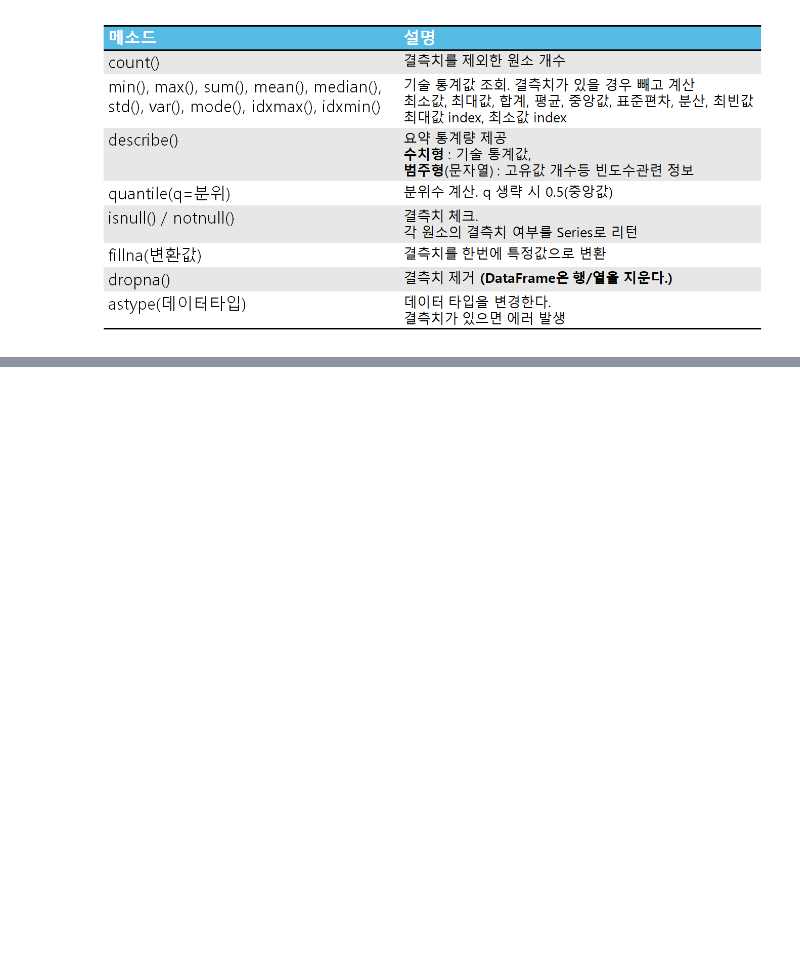
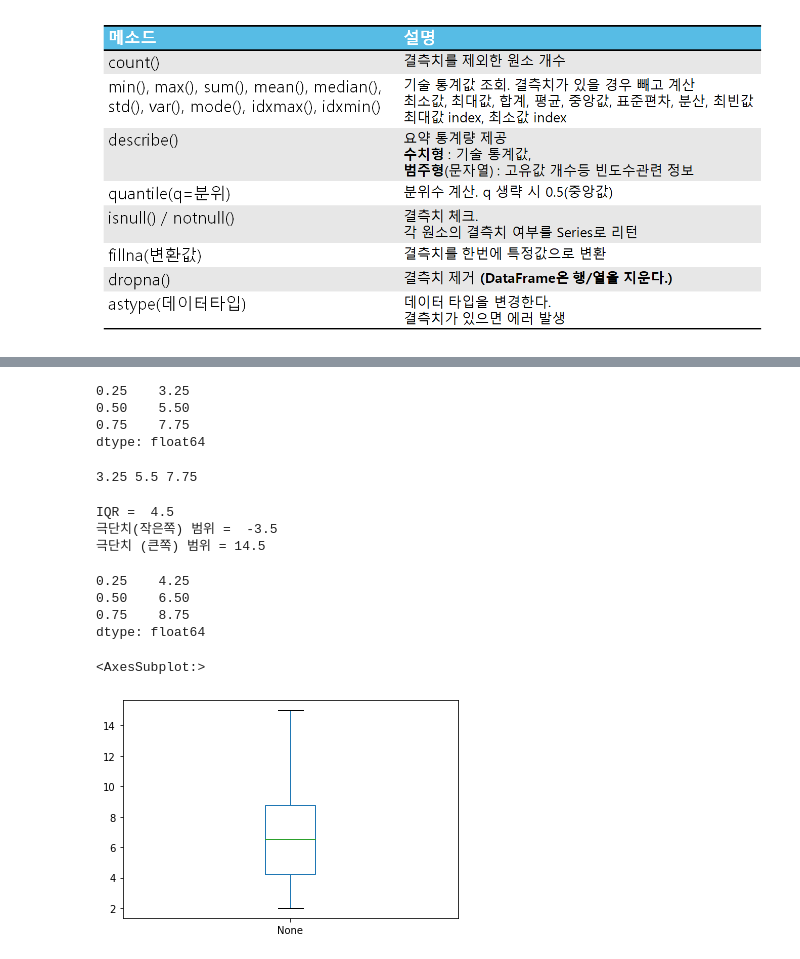
Before and after one commit to kkogggokk/Python, a Jupyter notebook: 04_Pandas/01_수업자료/01_Pandas_Series.ipynb, the cells around one changed output, grey strips where cells are left out. Drawn from its saved outputs; the diff is of its cells as text; code cells hidden in the pictures; blank space fills up the shorter version.

```diff
--- a/04_Pandas/01_수업자료/01_Pandas_Series.ipynb
+++ b/04_Pandas/01_수업자료/01_Pandas_Series.ipynb
@@ -465,0 +764,60 @@ $$평균 = \cfrac{1}{n}\sum_{i=1}^{n}{X_i}$$
+# %%
+# 분위수
+arr = pd.Series(np.arange(1, 11))
+
+# 10분위 중 1분위
+arr.quantile(q = 0.1) # 1.9
+
+# q = 0.5 중앙값
+arr.quantile(q = 0.5) # 5.5
+
+# 4분위 - 리스트로 묶어서
+arr.quantile(q = [0.25, 0.5, 0.75])
+
+0.25    3.25
+0.50    5.50
+0.75    7.75
+dtype: float64
+# %% [output]
+0.25    3.25
+0.50    5.50
+0.75    7.75
+dtype: float64
+# %%
+Q1, Q2, Q3 = arr.quantile(q = [0.25, 0.5, 0.75])
+print(Q1, Q2, Q3)
+# %% [output]
+3.25 5.5 7.75
+# %%
+IQR = Q3 -Q1
+param = 1.5 # 파라미터 값을 큰값을 주면 정상 범위를 넓힌다. 파라미터값을 작게 하면 정상 범위를 좁힌다. 기본값으로는 1.5, 파라미터값을 변경해도 된다.
+
+s_range = Q1 - IQR * param
+e_range = Q3 + IQR * param
+
+print("IQR = ", IQR)
+print("극단치(작은쪽) 범위 = ",s_range) # -3.5 보다 작으면 극단치
+print("극단치 (큰쪽) 범위 =",e_range) # 14.5 보다 크면 극단치
+
+# -3.5 < arr < 14.5 : 해당 범위 내 정상값, 이 범위를 넘어가면 극단치
+# %% [output]
+IQR =  4.5
+극단치(작은쪽) 범위 =  -3.5
+극단치 (큰쪽) 범위 = 14.5
+# %%
+# 극단값을 확인해보자.
+arr[0] = 1000
+arr.quantile(q = [0.25, 0.5, 0.75])
+# %% [output]
+0.25    4.25
+0.50    6.50
+0.75    8.75
+dtype: float64
+# %%
+# 그래프로 그려보자
+# print(arr)
+arr[0] = 15
+arr.plot(kind = 'box')
+# %% [output]
+<AxesSubplot:>
+[figure, added]
```
Also changed, not shown: parts of 59 cells of this notebook, 27 other files.
